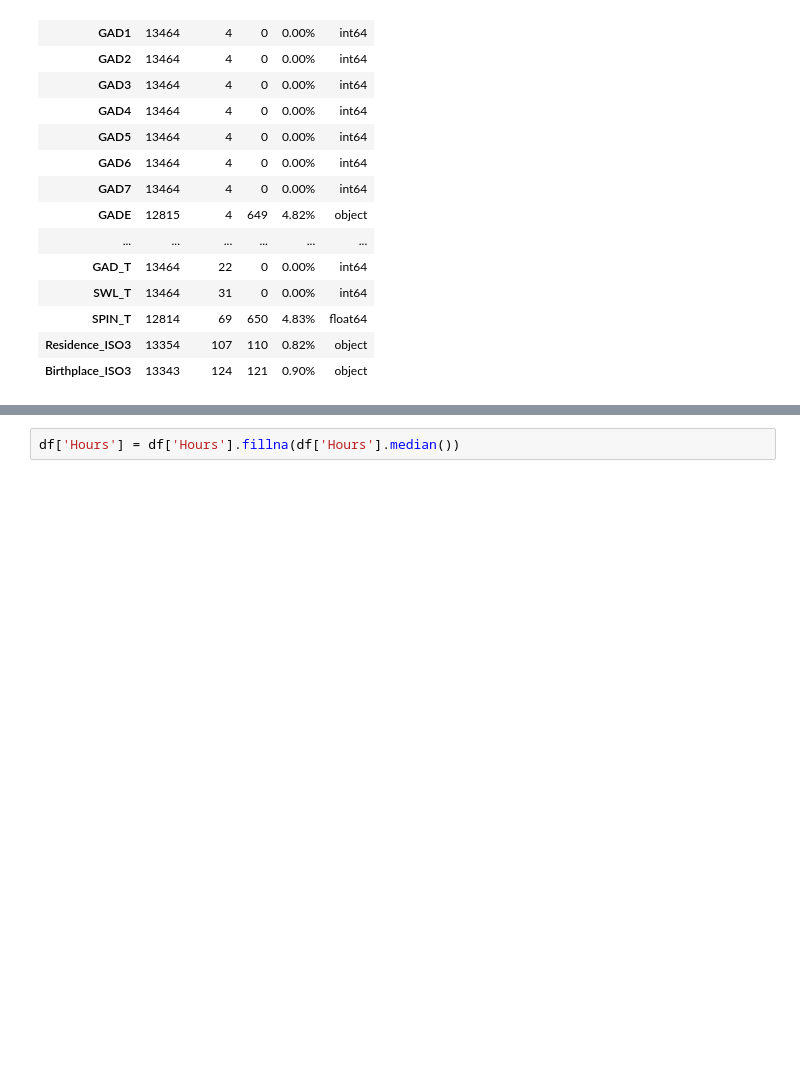
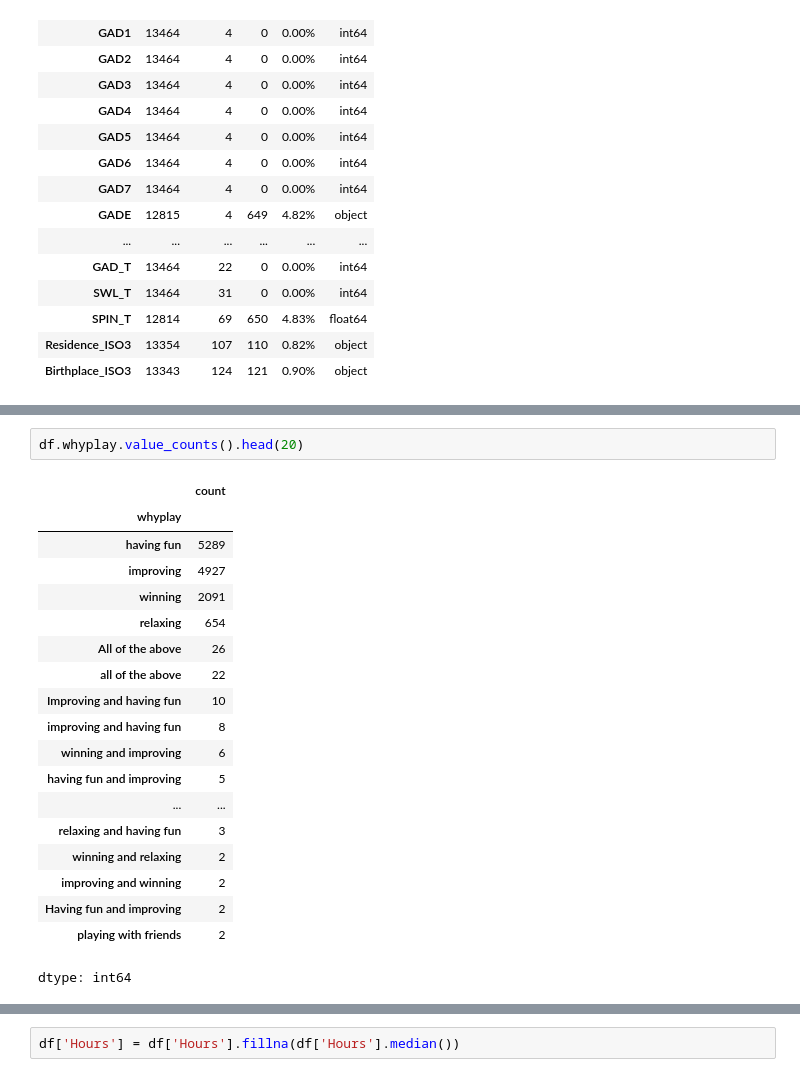
Before and after one commit to kimcheese23/Data-analytics, a Jupyter notebook: Code/Preprocessing.ipynb, the cells around one changed output, grey strips where cells are left out. Cells and saved outputs as stored; diff of their text form; blank space fills up the shorter version.

```diff
--- a/Code/Preprocessing.ipynb
+++ b/Code/Preprocessing.ipynb
@@ -124,0 +209,22 @@ Thống kê mô tả các biến kiểu object:
+# %%
+df.whyplay.value_counts().head(20)
+# %% [output]
+|  | count |
+| whyplay |  |
+| having fun | 5289 |
+| improving | 4927 |
+| winning | 2091 |
+| relaxing | 654 |
+| All of the above | 26 |
+| all of the above | 22 |
+| Improving and having fun | 10 |
+| improving and having fun | 8 |
+| winning and improving | 6 |
+| having fun and improving | 5 |
+| ... | ... |
+| relaxing and having fun | 3 |
+| winning and relaxing | 2 |
+| improving and winning | 2 |
+| Having fun and improving | 2 |
+| playing with friends | 2 |
+dtype: int64
```
Also changed, not shown: parts of 40 cells of this notebook.
